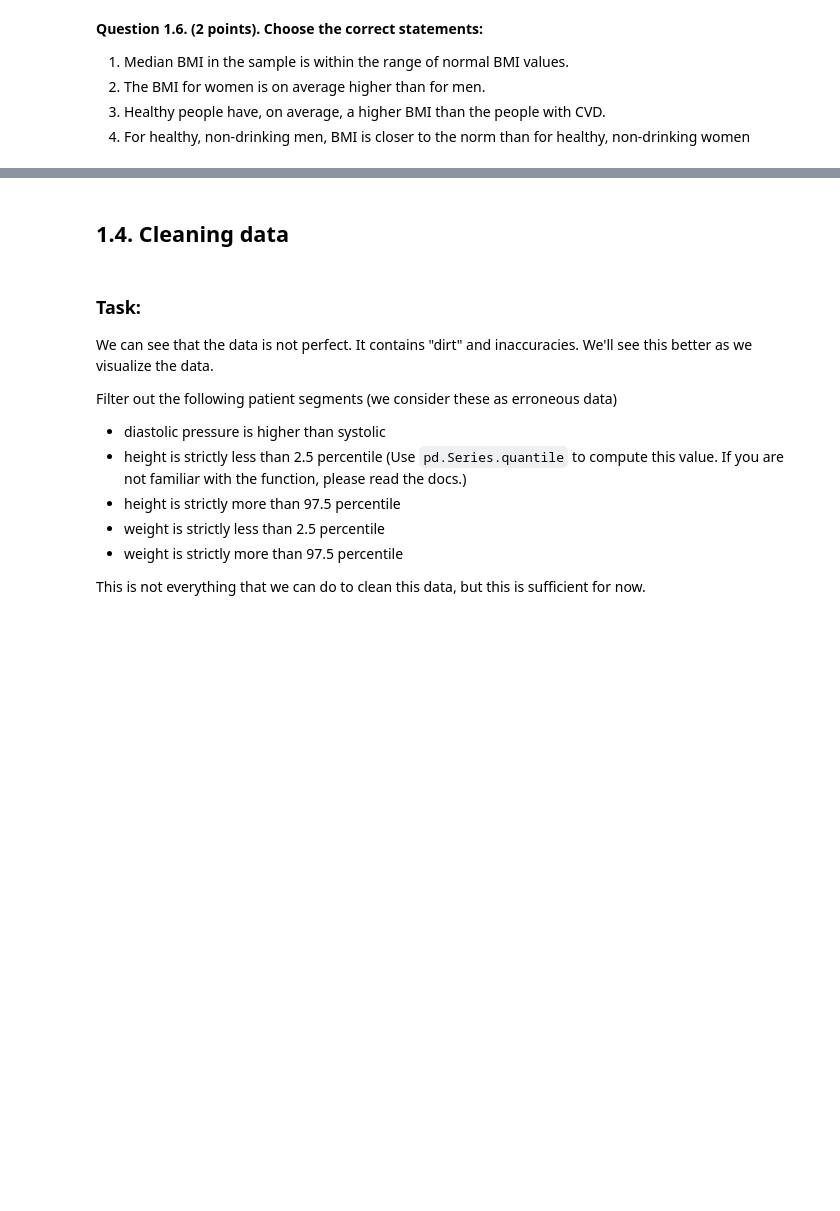
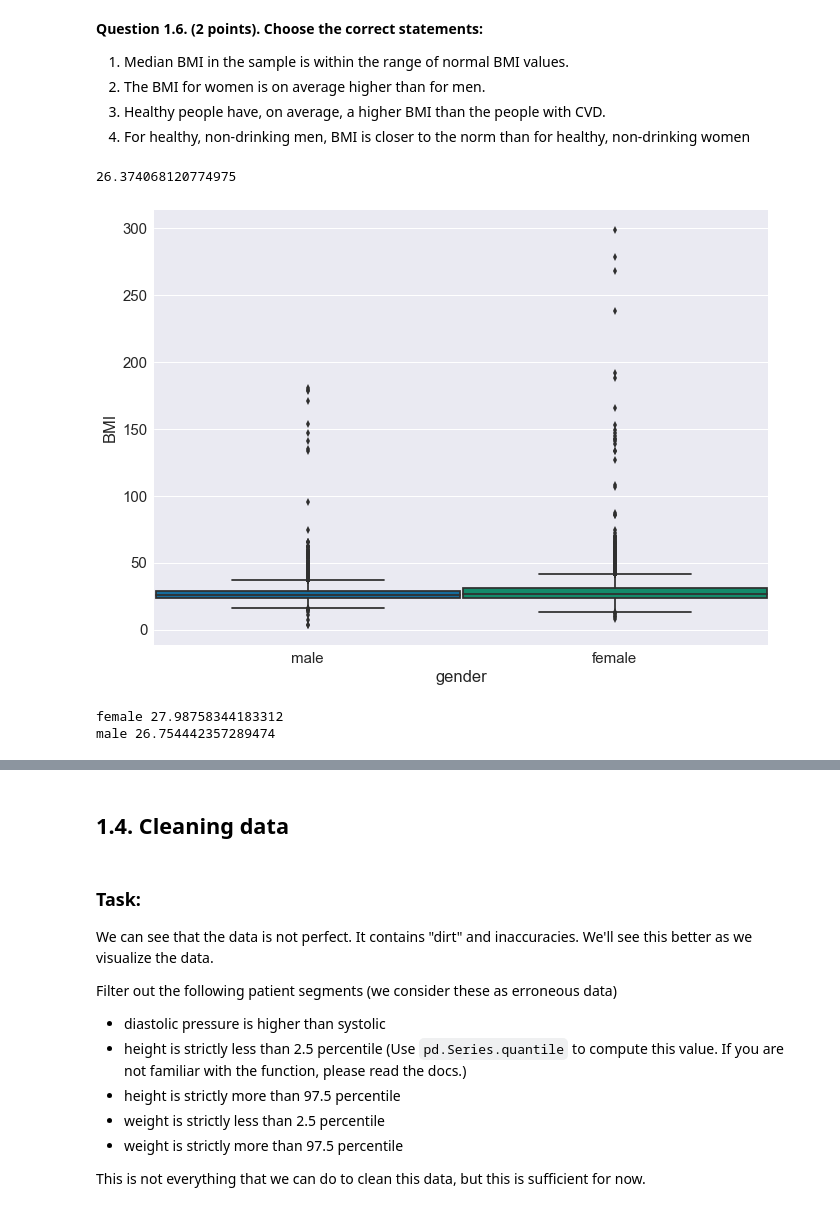
Before and after one commit to bogdanovdya/mlcourse.ai, a Jupyter notebook: jupyter_english/assignments_demo/assignment02_analyzing_cardiovascular_desease_data.ipynb, the cells around one changed output, grey strips where cells are left out. Cells and saved outputs as stored; diff of their text form; code cells hidden in the pictures; blank space fills up the shorter version.

```diff
--- a/jupyter_english/assignments_demo/assignment02_analyzing_cardiovascular_desease_data.ipynb
+++ b/jupyter_english/assignments_demo/assignment02_analyzing_cardiovascular_desease_data.ipynb
@@ -346,0 +345,3 @@ Create a new feature – BMI ([Body Mass Index](https://en.wikipedia.org/wiki/Bo
+# %%
+df['BMI'] = df["weight"] / ((df['height'] / 100)**2)
+df.head()
@@ -351,3 +359,20 @@ Create a new feature – BMI ([Body Mass Index](https://en.wikipedia.org/wiki/Bo
 2. The BMI for women is on average higher than for men.
 3. Healthy people have, on average, a higher BMI than the people with CVD.
 4. For healthy, non-drinking men, BMI is closer to the norm than for healthy, non-drinking women
+# %%
+df['BMI'].median()
+# %% [output]
+26.374068120774975
+# %%
+bplot = sns.boxplot(y='BMI', x='gender',
+                 data=df,
+                 width=0.99,
+                 palette="colorblind")
+# %% [output]
+[figure, added]
+# %%
+print('female', df[ df['gender'] == 'female' ]['BMI'].mean())
+print('male', df[ df['gender'] == 'male' ]['BMI'].mean())
+# %% [output]
+female 27.98758344183312
+male 26.754442357289474
```
Also changed, not shown: parts of 15 cells of this notebook, 4 other files.
